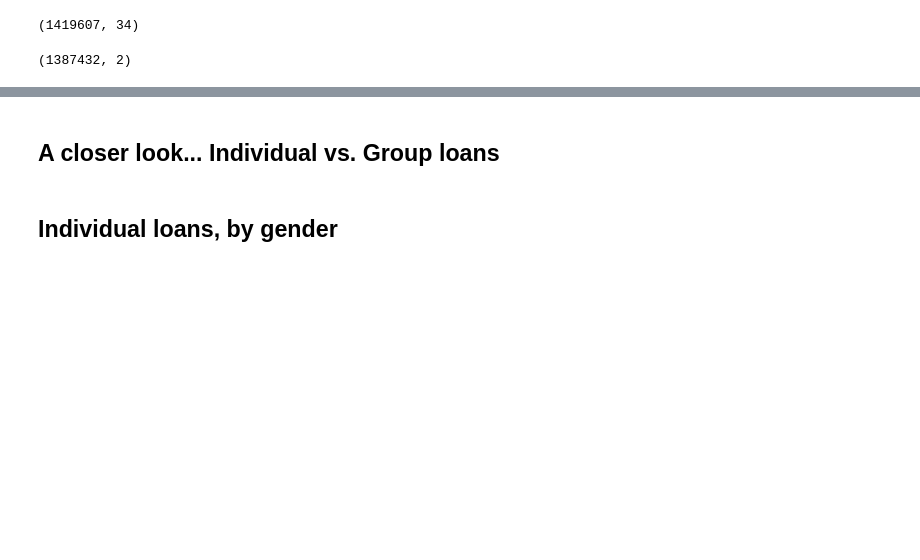
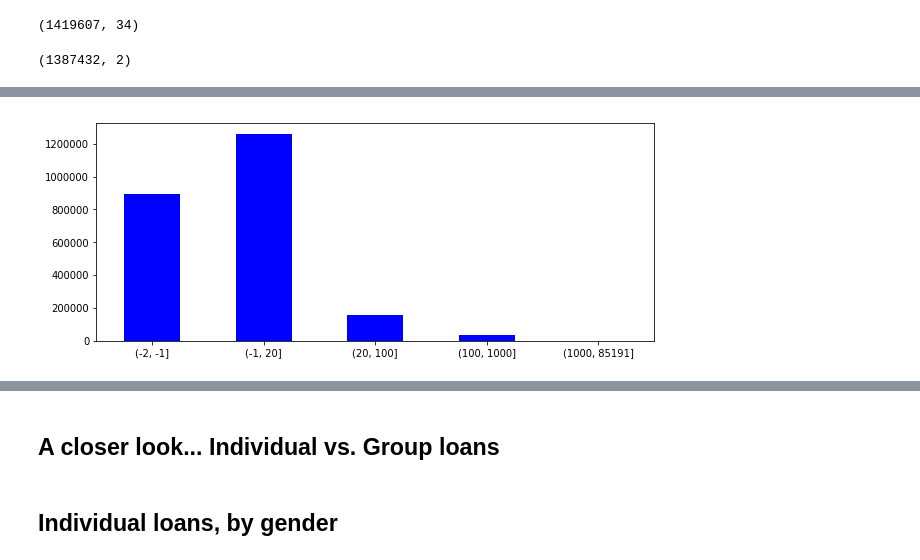
Before and after one commit to liyouzhang/Lender_Segmentations_Kiva, a Jupyter notebook: Kiva_EDA.ipynb, the cells around one changed output, grey strips where cells are left out. Drawn from its saved outputs; the diff is of its cells as text; code cells hidden in the pictures; blank space fills up the shorter version.

```diff
--- a/Kiva_EDA.ipynb
+++ b/Kiva_EDA.ipynb
@@ -265,0 +160,9 @@ samples.new.value_counts()
+# %%
+lenders['LOAN_PURCHASE_NUM'] = lenders['LOAN_PURCHASE_NUM'].fillna(-1)
+# %%
+bins = [-2,-1,20,100,1000,85191]
+lenders['binned_loan_purcharse_num'] = pd.cut(lenders['LOAN_PURCHASE_NUM'],bins)
+# %%
+ax = lenders.binned_loan_purcharse_num.value_counts(sort=False).plot.bar(rot=0, color="b", figsize=(10,4))
+# %% [output]
+[figure, added]
```
Also changed, not shown: parts of 92 cells of this notebook.
